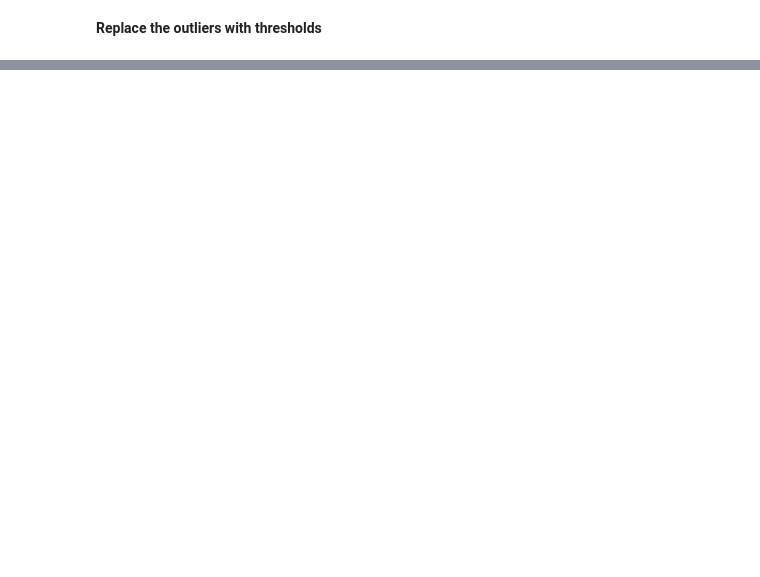
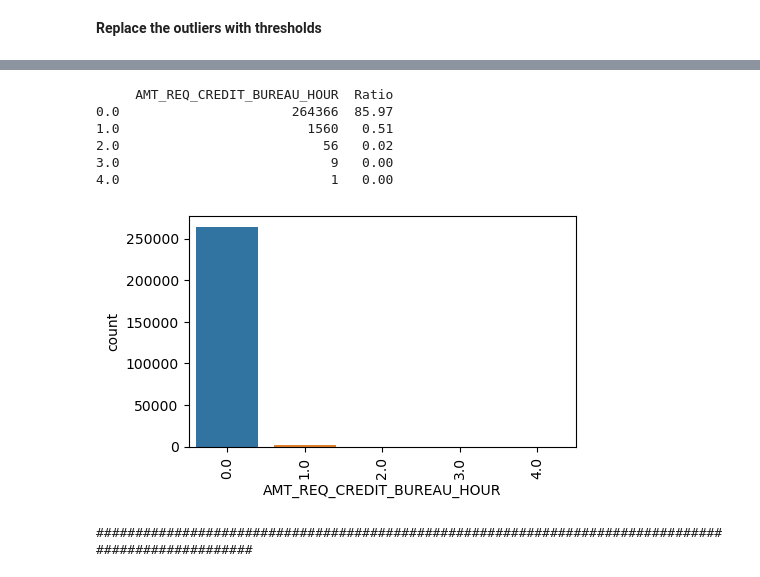
Before and after one commit to SedatParlak/credit-fraud-detection, a Jupyter notebook: credit-fraud-detection.ipynb, the cells around one changed output, grey strips where cells are left out. Cells and saved outputs as stored; diff of their text form; code cells hidden in the pictures; blank space fills up the shorter version.

```diff
--- a/credit-fraud-detection.ipynb
+++ b/credit-fraud-detection.ipynb
@@ -404,0 +451,7 @@ df[num_cols].corr()
+# %%
+# Fill missing EXT_SOURCE_3 as 0
+df.loc[df['EXT_SOURCE_3'].isnull(), 'EXT_SOURCE_3'] = 0
+# %%
+# Fill the missing AMT_REQ_CREDIT_BUREAU_QRT values with mode (0)
+cat_summary(df, 'AMT_REQ_CREDIT_BUREAU_QRT', True)
+df.loc[df['AMT_REQ_CREDIT_BUREAU_QRT'].isnull(), 'AMT_REQ_CREDIT_BUREAU_QRT'] = 0
@@ -404,0 +479,4 @@ df[num_cols].corr()
+# %%
+# Fill the missing AMT_REQ_CREDIT_BUREAU_WEEK values with mode (0)
+cat_summary(df, 'AMT_REQ_CREDIT_BUREAU_WEEK', True)
+df.loc[df['AMT_REQ_CREDIT_BUREAU_WEEK'].isnull(), 'AMT_REQ_CREDIT_BUREAU_WEEK'] = 0
@@ -404,0 +496,4 @@ df[num_cols].corr()
+# %%
+# Fill the missing AMT_REQ_CREDIT_BUREAU_WEEK values with mode (0)
+cat_summary(df, 'AMT_REQ_CREDIT_BUREAU_WEEK', True)
+df.loc[df['AMT_REQ_CREDIT_BUREAU_WEEK'].isnull(), 'AMT_REQ_CREDIT_BUREAU_WEEK'] = 0
@@ -404,0 +513,13 @@ df[num_cols].corr()
+# %%
+# Fill the missing AMT_REQ_CREDIT_BUREAU_HOUR values with mode (0)
+cat_summary(df, 'AMT_REQ_CREDIT_BUREAU_HOUR', True)
+df.loc[df['AMT_REQ_CREDIT_BUREAU_HOUR'].isnull(), 'AMT_REQ_CREDIT_BUREAU_HOUR'] = 0
+# %% [output]
+     AMT_REQ_CREDIT_BUREAU_HOUR  Ratio
+0.0                      264366  85.97
+1.0                        1560   0.51
+2.0                          56   0.02
+3.0                           9   0.00
+4.0                           1   0.00
+[figure, added]
+####################################################################################################
```
Also changed, not shown: parts of 75 cells of this notebook.
